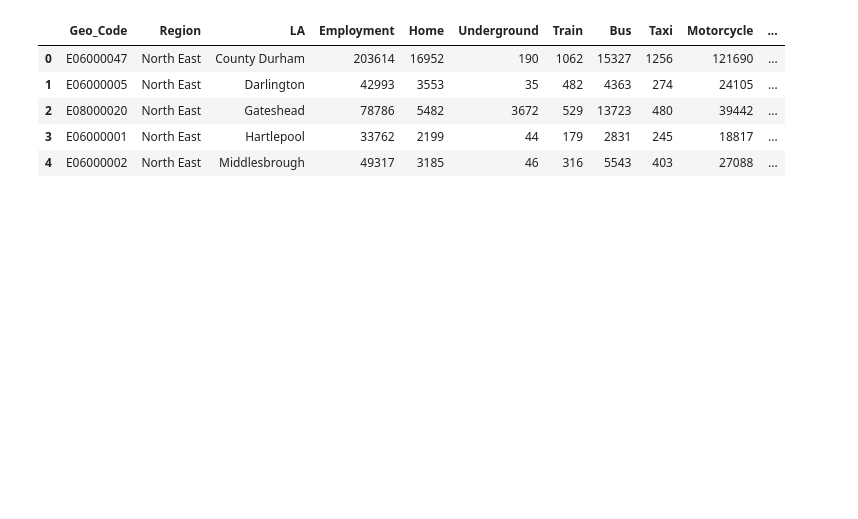
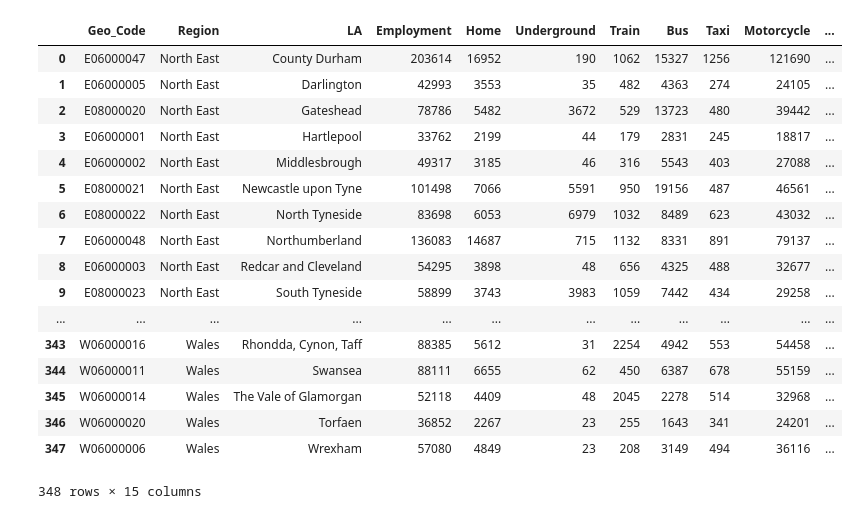
Before and after one commit to mrcork/OCR_LDS, a Jupyter notebook: First_Look_At_Data.ipynb, the cells around one changed output. Cells and saved outputs as stored; diff of their text form; code cells hidden in the pictures; blank space fills up the shorter version.

```diff
--- a/First_Look_At_Data.ipynb
+++ b/First_Look_At_Data.ipynb
@@ -13,10 +25,22 @@ Data["Travel_2011"].head()
 # %%
-Data["Travel_2001"].head()
+Data["Travel_2001"]
 # %% [output]
 |  | Geo_Code | Region | LA | Employment | Home | Underground | Train | Bus | Taxi | Motorcycle | ... |
 | 0 | E06000047 | North East | County Durham | 203614 | 16952 | 190 | 1062 | 15327 | 1256 | 121690 | ... |
 | 1 | E06000005 | North East | Darlington | 42993 | 3553 | 35 | 482 | 4363 | 274 | 24105 | ... |
 | 2 | E08000020 | North East | Gateshead | 78786 | 5482 | 3672 | 529 | 13723 | 480 | 39442 | ... |
 | 3 | E06000001 | North East | Hartlepool | 33762 | 2199 | 44 | 179 | 2831 | 245 | 18817 | ... |
 | 4 | E06000002 | North East | Middlesbrough | 49317 | 3185 | 46 | 316 | 5543 | 403 | 27088 | ... |
+| 5 | E08000021 | North East | Newcastle upon Tyne | 101498 | 7066 | 5591 | 950 | 19156 | 487 | 46561 | ... |
+| 6 | E08000022 | North East | North Tyneside | 83698 | 6053 | 6979 | 1032 | 8489 | 623 | 43032 | ... |
+| 7 | E06000048 | North East | Northumberland | 136083 | 14687 | 715 | 1132 | 8331 | 891 | 79137 | ... |
+| 8 | E06000003 | North East | Redcar and Cleveland | 54295 | 3898 | 48 | 656 | 4325 | 488 | 32677 | ... |
+| 9 | E08000023 | North East | South Tyneside | 58899 | 3743 | 3983 | 1059 | 7442 | 434 | 29258 | ... |
+| ... | ... | ... | ... | ... | ... | ... | ... | ... | ... | ... | ... |
+| 343 | W06000016 | Wales | Rhondda, Cynon, Taff | 88385 | 5612 | 31 | 2254 | 4942 | 553 | 54458 | ... |
+| 344 | W06000011 | Wales | Swansea | 88111 | 6655 | 62 | 450 | 6387 | 678 | 55159 | ... |
+| 345 | W06000014 | Wales | The Vale of Glamorgan | 52118 | 4409 | 48 | 2045 | 2278 | 514 | 32968 | ... |
+| 346 | W06000020 | Wales | Torfaen | 36852 | 2267 | 23 | 255 | 1643 | 341 | 24201 | ... |
+| 347 | W06000006 | Wales | Wrexham | 57080 | 4849 | 23 | 208 | 3149 | 494 | 36116 | ... |
+348 rows × 15 columns
 # %%
```
Also changed, not shown: parts of 3 cells of this notebook, 5 other files.
